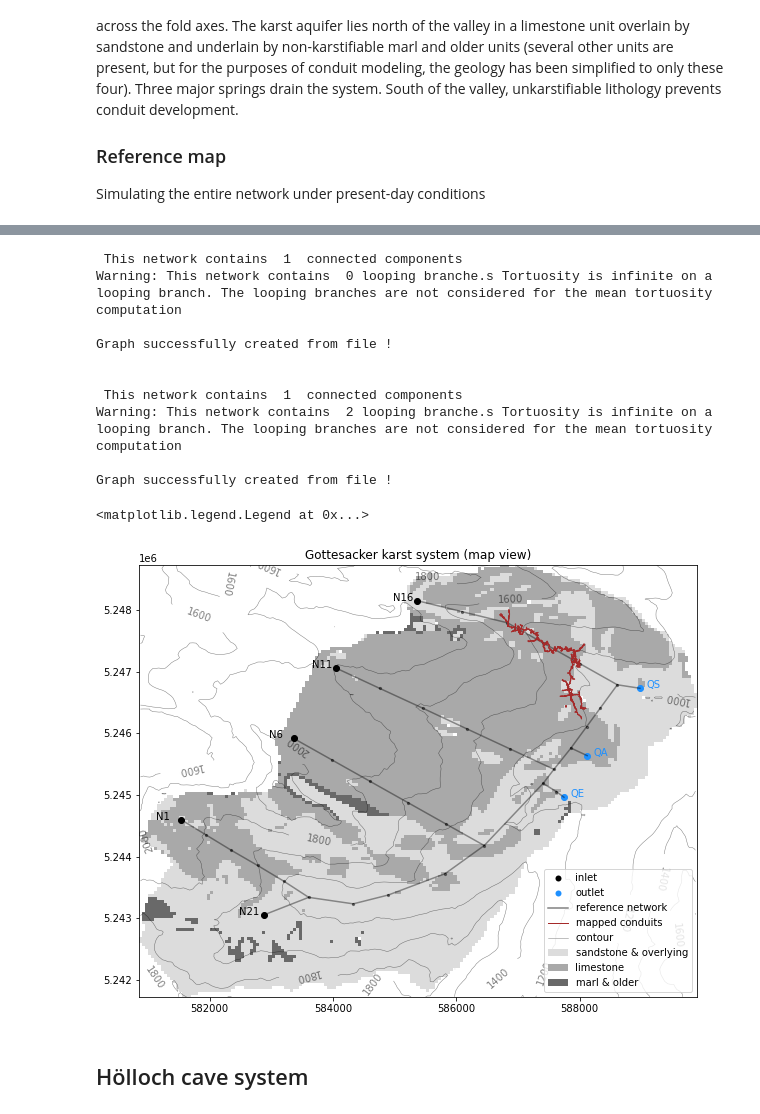
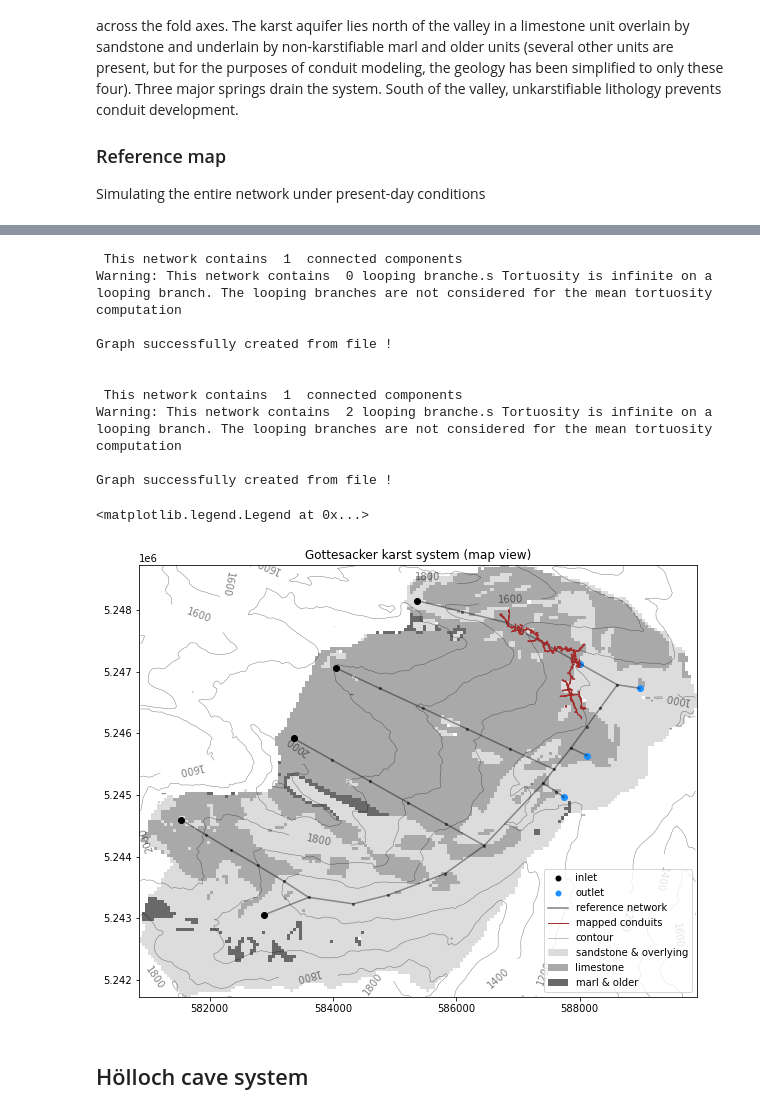
Before and after one commit to randlab/pyKasso, a Jupyter notebook: notebooks/Paper3.ipynb, the cells around one changed output, grey strips where cells are left out. Cells and saved outputs as stored; diff of their text form; code cells hidden in the pictures.

```diff
--- a/notebooks/Paper3.ipynb
+++ b/notebooks/Paper3.ipynb
@@ -237,41 +239,43 @@ load_network('inputs/paper3/holloch3D', clean=True, plot=True, ax=ax, color='bro
 #catchment.show_network(ax=ax, data=catchment.karst_simulations[0], simplify=False, labels=[], plot_nodes=False, legend=False, color='k')
 plt.scatter(catchment.inlets[:,0],  catchment.inlets[:,1],  c='k')
 plt.scatter(catchment.outlets[:,0], catchment.outlets[:,1], c='dodgerblue')
+plt.scatter(588006.66, 5247129.20, c='dodgerblue')
 
-label = True
+label = False
 if label:
     inlet_labels  = ['N21', 'N16', 'N1', 'N6', 'N11']
     outlet_labels = ['QS', 'QE', 'QA']
     for i,inlet in enumerate(catchment.inlets):
         ax.annotate(inlet_labels[i],  xy=(inlet[0]-400,  inlet[1]))
     for o,outlet in enumerate(catchment.outlets):
         ax.annotate(outlet_labels[o], xy=(outlet[0]+100, outlet[1]), c='dodgerblue')
+    ax.annotate('QO', xy=(588006.66+100, 5247129.20), c='dodgerblue')
 
 legend = [matplotlib.lines.Line2D([0], [0], marker='o', color='none', markerfacecolor='k', markeredgecolor='none', label='inlet'),
           matplotlib.lines.Line2D([0], [0], marker='o', color='none', markerfacecolor='dodgerblue', markeredgecolor='none', label='outlet'),
           #matplotlib.lines.Line2D([0], [0], color='k',     lw=2,   label='simulated network'),
           matplotlib.lines.Line2D([0], [0], color='gray',  lw=1.5, label='reference network'),
           matplotlib.lines.Line2D([0], [0], color='brown', lw=1,   label='mapped conduits'),
           matplotlib.lines.Line2D([0], [0], color='gray',  lw=0.5, label='contour'),
           #matplotlib.lines.Line2D([0], [0], color='k',     lw=1,   label='cross-section'),
           #matplotlib.lines.Line2D([0], [0], color='r',     lw=1,   label='boundary'),
           matplotlib.patches.Patch(facecolor='gainsboro',  label='sandstone & overlying'),
           matplotlib.patches.Patch(facecolor='darkgray',   label='limestone'),
           matplotlib.patches.Patch(facecolor='dimgrey',    label='marl & older')]
 plt.legend(handles=legend, loc=[.725,.01]) #to put on right side: loc=[1.01,0.5], to put in right corner: loc=[0.72,0.01], to put in left corner: loc=[0.01,0.01]
 # %% [output]
  This network contains  1  connected components
 Warning: This network contains  0 looping branche.s Tortuosity is infinite on a looping branch. The looping branches are not considered for the mean tortuosity computation
 
 Graph successfully created from file !
 
 
  This network contains  1  connected components
 Warning: This network contains  2 looping branche.s Tortuosity is infinite on a looping branch. The looping branches are not considered for the mean tortuosity computation
 
 Graph successfully created from file !
 <matplotlib.legend.Legend at 0x...>
-[figure, old version]
+[figure, new version]
 # %% [markdown]
 ## Hölloch cave system ##
 # %%
```
Also changed, not shown: parts of 9 cells of this notebook.
